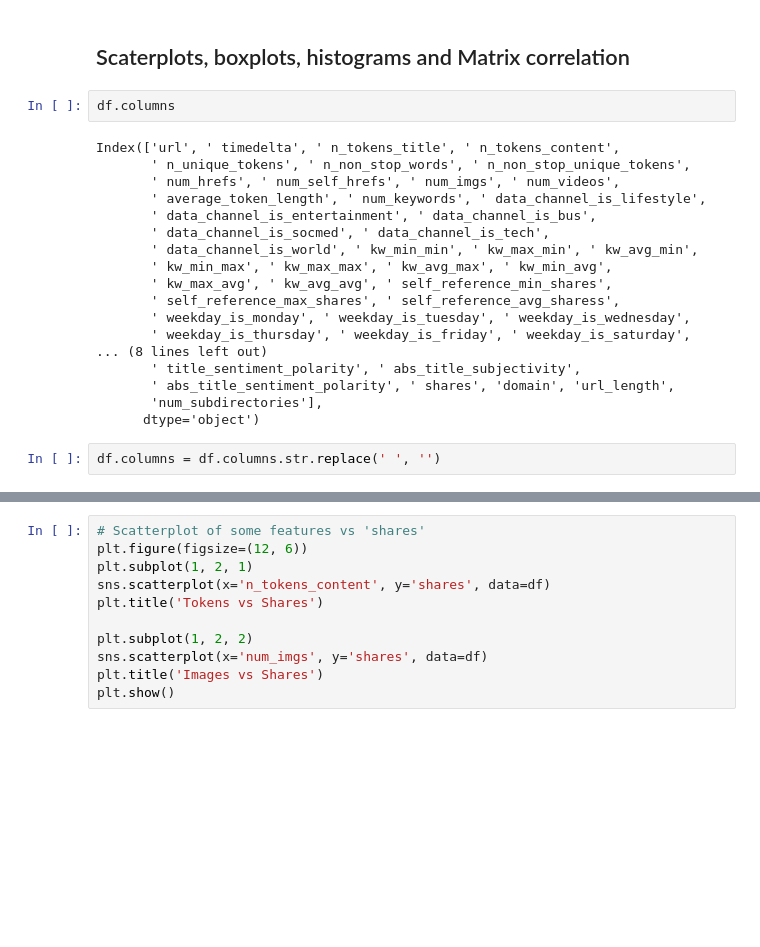
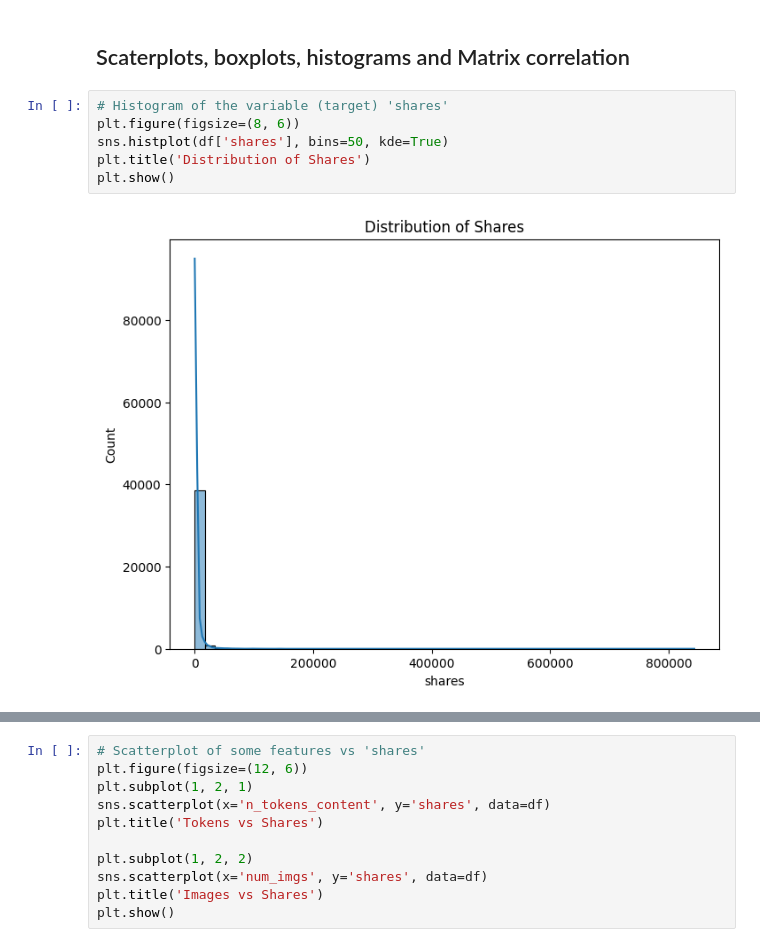
Before and after one commit to Siy-HaackeJ/Data-Challenge-Text-Mining-Green-Way-, a Jupyter notebook: Data Challenges .ipynb, the cells around one changed output, grey strips where cells are left out. Drawn from its saved outputs; the diff is of its cells as text; blank space fills up the shorter version.

```diff
--- a/Data Challenges .ipynb
+++ b/Data Challenges .ipynb
@@ -70,25 +125,11 @@ KeyError: 'tokens_content'
 # Feature Engineering
 # %% [markdown]
 ## Scaterplots, boxplots, histograms and Matrix correlation
-# %%
-df.columns
-# %% [output]
-Index(['url', ' timedelta', ' n_tokens_title', ' n_tokens_content',
-       ' n_unique_tokens', ' n_non_stop_words', ' n_non_stop_unique_tokens',
-       ' num_hrefs', ' num_self_hrefs', ' num_imgs', ' num_videos',
-       ' average_token_length', ' num_keywords', ' data_channel_is_lifestyle',
-       ' data_channel_is_entertainment', ' data_channel_is_bus',
-       ' data_channel_is_socmed', ' data_channel_is_tech',
-       ' data_channel_is_world', ' kw_min_min', ' kw_max_min', ' kw_avg_min',
-       ' kw_min_max', ' kw_max_max', ' kw_avg_max', ' kw_min_avg',
-       ' kw_max_avg', ' kw_avg_avg', ' self_reference_min_shares',
-       ' self_reference_max_shares', ' self_reference_avg_sharess',
-       ' weekday_is_monday', ' weekday_is_tuesday', ' weekday_is_wednesday',
-       ' weekday_is_thursday', ' weekday_is_friday', ' weekday_is_saturday',
-... (8 lines left out)
-       ' title_sentiment_polarity', ' abs_title_subjectivity',
-       ' abs_title_sentiment_polarity', ' shares', 'domain', 'url_length',
-       'num_subdirectories'],
-      dtype='object')
-# %%
-df.columns = df.columns.str.replace(' ', '')
+# %%
+# Histogram of the variable (target) 'shares'
+plt.figure(figsize=(8, 6))
+sns.histplot(df['shares'], bins=50, kde=True)
+plt.title('Distribution of Shares')
+plt.show()
+# %% [output]
+[figure, added]
```
Also changed, not shown: parts of 15 cells of this notebook.
